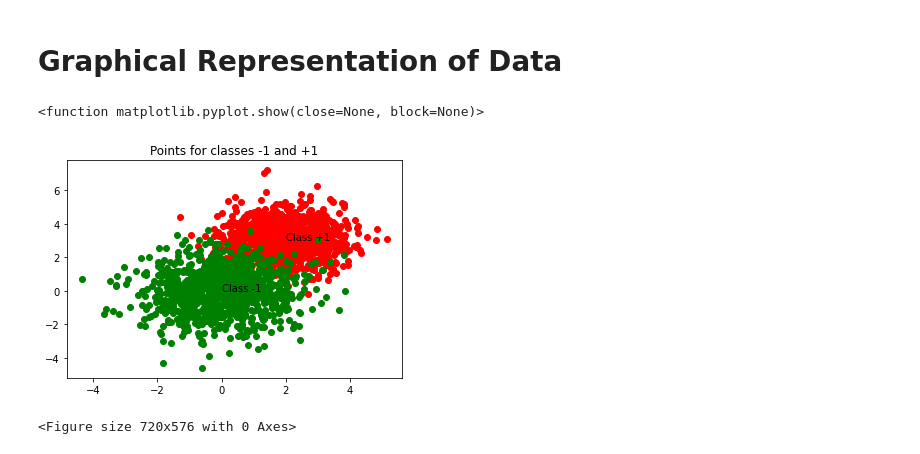
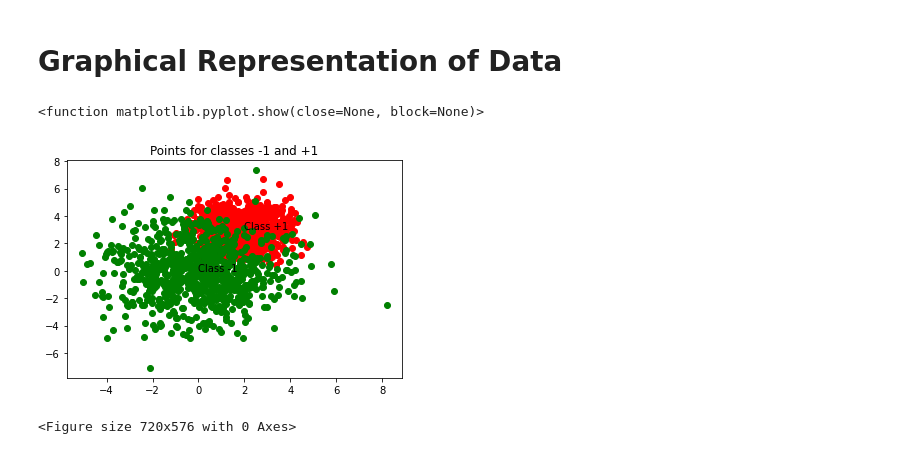
Before and after one commit to sourabhmarne777/python-conformal-prediction-for-transfer-learning, a Jupyter notebook: Conformal Predictors.ipynb, the cells around one changed output. Saved outputs shown, nothing was run; the diff lists cells and outputs as text; code cells hidden in the pictures.

```diff
--- a/Conformal Predictors.ipynb
+++ b/Conformal Predictors.ipynb
@@ -482,43 +500,40 @@ Observation Table after Introducing Noise to X_test(-1 Class):
 # %% [markdown]
 # Graphical Representation of Data
 # %%
-import matplotlib.pyplot as plt
-import numpy as np
-import random
 random.seed(3)
 x_train_positive=[]
 x_m = 2
 y_m = 3
 s = 1
-for i in range(1000):
+for i in range(800):
         x1 = x_m + s*np.random.normal(0,1)
         x2 = y_m + s*np.random.normal(0,1)
         x_train_positive.append((x1,x2))
 
 x_train_negative=[]
 x_m = 0
 y_m = 0
-s = 1.2
-for i in range(1000):
+s = 2
+for i in range(800):
         x1 = x_m + s*np.random.normal(0,1)
         x2 = y_m + s*np.random.normal(0,1)
         x_train_negative.append((x1,x2))
 
 
 x_train = x_train_positive + x_train_negative
 y_train = len(x_train_positive)*[+1] + len(x_train_negative)*[-1]
 x1 = [x_train_positive[i][0] for i in range(len(x_train_positive))]
 x2 = [x_train_positive[i][1] for i in range(len(x_train_positive))]
 plt.scatter(x1,x2,c="red")
 plt.text(2,3,"Class +1")
 p1 = [x_train_negative[i][0] for i in range(len(x_train_negative))]
 p2 = [x_train_negative[i][1] for i in range(len(x_train_negative))]
 plt.scatter(p1,p2,c="green")
 plt.text(0,0,"Class -1")
 plt.title("Points for classes -1 and +1")
 plt.figure(figsize=(10,8))
 plt.show
 # %% [output]
 <function matplotlib.pyplot.show(close=None, block=None)>
-[figure, old version]
+[figure, new version]
 <Figure size 720x576 with 0 Axes>
```
Also changed, not shown: parts of 23 cells of this notebook.
